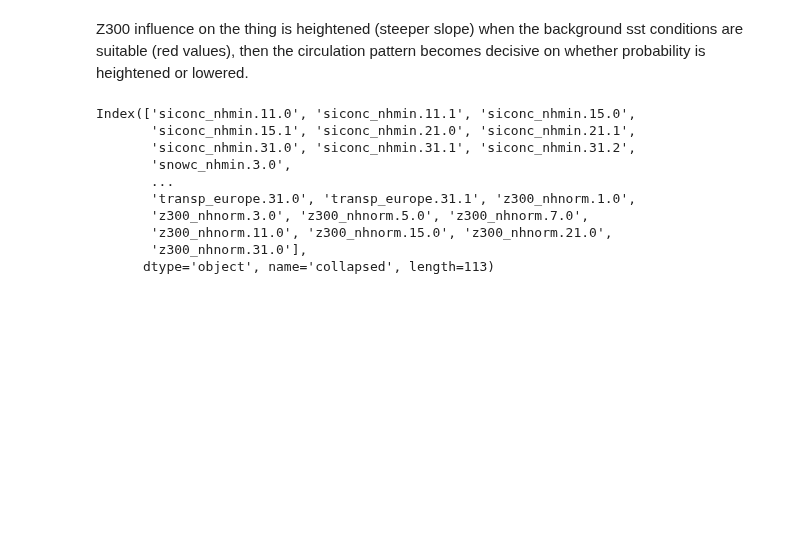
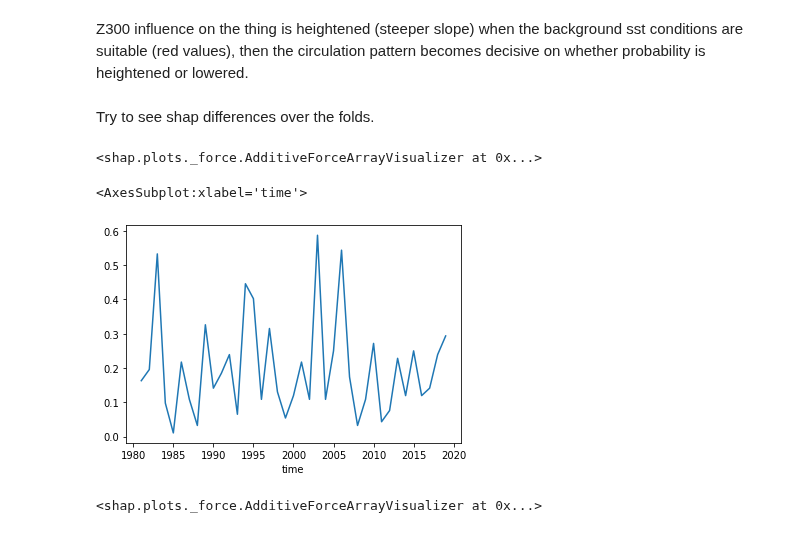
Before and after one commit to chiemvs/Weave, a Jupyter notebook: notebooks/visualize_shap.ipynb, the cells around one changed output. Cells and saved outputs as stored; diff of their text form; code cells hidden in the pictures; blank space fills up the shorter version.

Commit message:
visualize contributions (non-interaction) per year

```diff
--- a/notebooks/visualize_shap.ipynb
+++ b/notebooks/visualize_shap.ipynb
@@ -14,8 +15,13 @@ shap.initjs()
 # %%
 testpath = '/nobackup_1/users/straaten/shaptest_standard/7/-21/responsagg_separation.parquet'
 inputpath = '/nobackup_1/users/straaten/spatcov/precursor.multiagg.parquet'
+ypath =  '/nobackup_1/users/straaten/spatcov/response.multiagg.trended.parquet'
 df = pd.read_parquet(testpath).sort_index(axis = 1)
 df_in = pd.read_parquet(inputpath).loc[df.index.get_level_values('time'), (slice(None),slice(None),slice(None),-21,slice(None),'spatcov')].sort_index(axis = 1)
+y = pd.read_parquet(ypath).loc[:,(slice(None),7,slice(None))].iloc[:,0]
+y = y.reindex(df_in.index)
+y = pd.Series(detrend(y), index = y.index, name = y.name) # Also here you see that detrending improves Random forest performance a bit
+y = y > y.quantile(0.8)
 # The ordering of the columns between these two is different. Perhaps because of pd.concat in the cross-validation, which does some matching of the non-concatenation axis
 # %%
 _, names = collapse_restore_multiindex(df, axis = 1, ignore_level=['separation','lag','metric'], inplace = True) # Drop separation because single value
@@ -56,16 +62,5 @@ indexing past lexsort depth may impact performance.
 [figure]
 # %% [markdown]
 Z300 influence on the thing is heightened (steeper slope) when the background sst conditions are suitable (red values), then the circulation pattern becomes decisive on whether probability is heightened or lowered.
-# %%
-df.columns
-# %% [output]
-Index(['siconc_nhmin.11.0', 'siconc_nhmin.11.1', 'siconc_nhmin.15.0',
-       'siconc_nhmin.15.1', 'siconc_nhmin.21.0', 'siconc_nhmin.21.1',
-       'siconc_nhmin.31.0', 'siconc_nhmin.31.1', 'siconc_nhmin.31.2',
-       'snowc_nhmin.3.0',
-       ...
-       'transp_europe.31.0', 'transp_europe.31.1', 'z300_nhnorm.1.0',
-       'z300_nhnorm.3.0', 'z300_nhnorm.5.0', 'z300_nhnorm.7.0',
-       'z300_nhnorm.11.0', 'z300_nhnorm.15.0', 'z300_nhnorm.21.0',
-       'z300_nhnorm.31.0'],
-      dtype='object', name='collapsed', length=113)
+# %% [markdown]
+Try to see shap differences over the folds.
@@ -71,0 +70,14 @@ Index(['siconc_nhmin.11.0', 'siconc_nhmin.11.1', 'siconc_nhmin.15.0',
+# %%
+shap.force_plot(base_value = 0.2, shap_values=shap_per_year.values, features=val_per_year.values, feature_names=df.columns, ordering_keys=val_per_year.index)
+# %% [output]
+<shap.plots._force.AdditiveForceArrayVisualizer at 0x...>
+# %%
+y.groupby(y.index.year).mean().plot()
+# %% [output]
+<AxesSubplot:xlabel='time'>
+[figure, added]
+# %%
+hw_slice = slice(2040,2100)
+shap.force_plot(base_value = 0.2, shap_values=df.values[hw_slice,:], features=df_in.values[hw_slice,], feature_names=df.columns)
+# %% [output]
+<shap.plots._force.AdditiveForceArrayVisualizer at 0x...>
```
Also changed, not shown: parts of 3 cells of this notebook, 2 other files.
